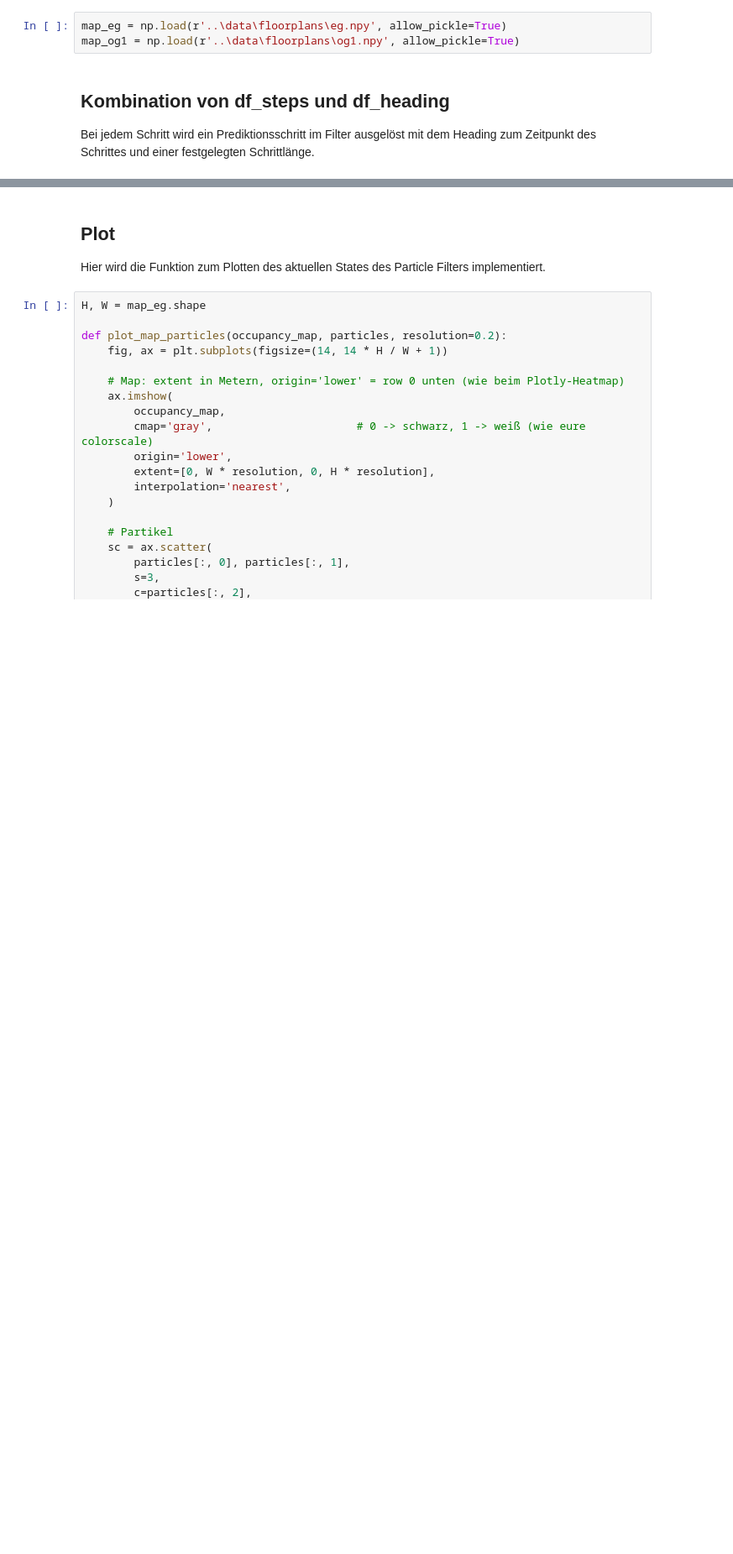
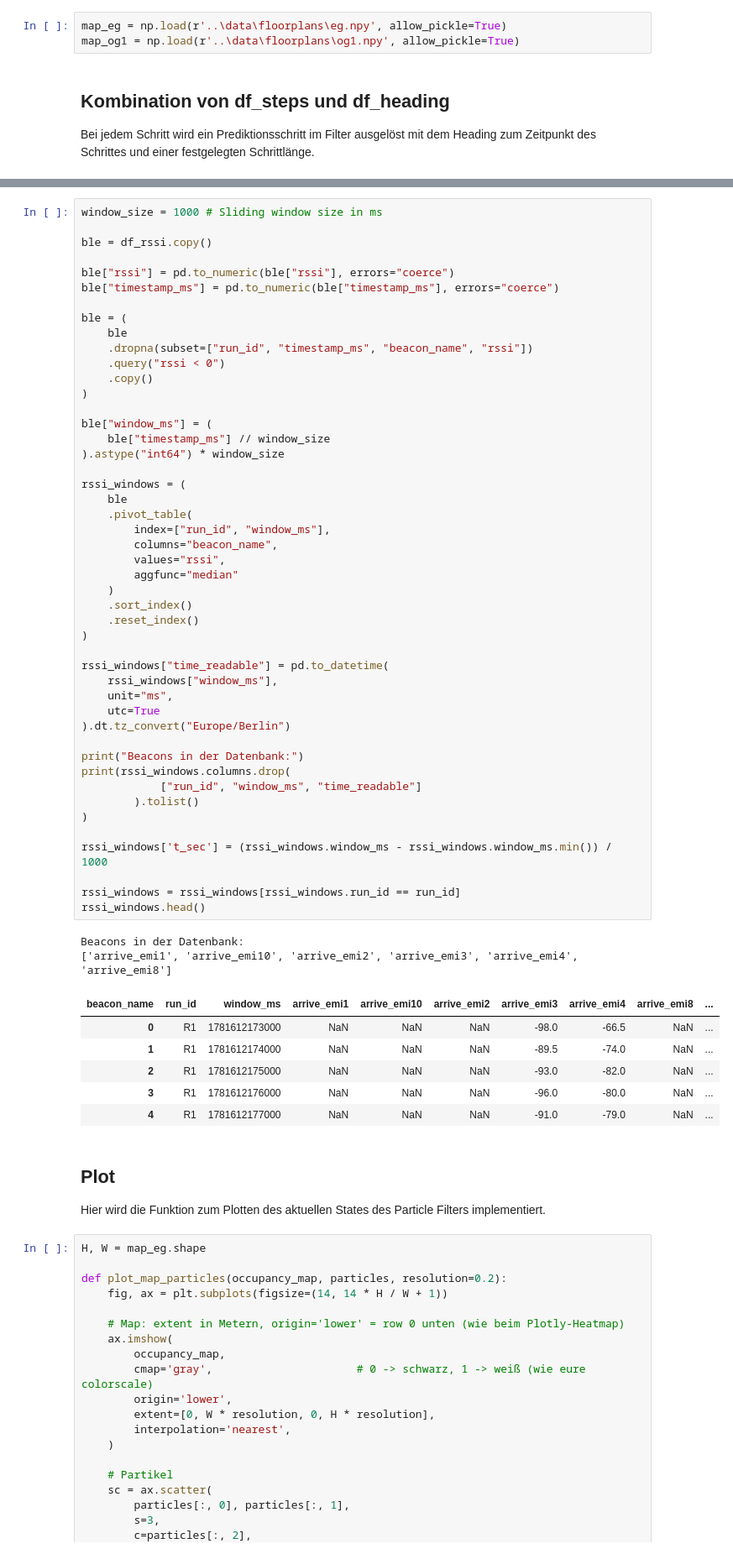
Before and after one commit to M4ngo404/embedded_intelligence, a Jupyter notebook: notebooks/260718_particle-filter.ipynb, the cells around one changed output, grey strips where cells are left out. Shown at 84% size. Cells and saved outputs as stored; diff of their text form; blank space fills up the shorter version.

```diff
--- a/notebooks/260718_particle-filter.ipynb
+++ b/notebooks/260718_particle-filter.ipynb
@@ -70,3 +91,59 @@ df_steps.head(5)
+# %%
+window_size = 1000 # Sliding window size in ms
+
+ble = df_rssi.copy()
+
+ble["rssi"] = pd.to_numeric(ble["rssi"], errors="coerce")
+ble["timestamp_ms"] = pd.to_numeric(ble["timestamp_ms"], errors="coerce")
+
+ble = (
+    ble
+    .dropna(subset=["run_id", "timestamp_ms", "beacon_name", "rssi"])
+    .query("rssi < 0")
+    .copy()
+)
+
+ble["window_ms"] = (
+    ble["timestamp_ms"] // window_size
+).astype("int64") * window_size
+
+rssi_windows = (
+    ble
+    .pivot_table(
+        index=["run_id", "window_ms"],
+        columns="beacon_name",
+        values="rssi",
+        aggfunc="median"
+    )
+    .sort_index()
+    .reset_index()
+)
+
+rssi_windows["time_readable"] = pd.to_datetime(
+    rssi_windows["window_ms"],
+    unit="ms",
+    utc=True
+).dt.tz_convert("Europe/Berlin")
+
+print("Beacons in der Datenbank:")
+print(rssi_windows.columns.drop(
+            ["run_id", "window_ms", "time_readable"]
+        ).tolist()
+)
+
+rssi_windows['t_sec'] = (rssi_windows.window_ms - rssi_windows.window_ms.min()) / 1000
+
+rssi_windows = rssi_windows[rssi_windows.run_id == run_id]
+rssi_windows.head()
+# %% [output]
+Beacons in der Datenbank:
+['arrive_emi1', 'arrive_emi10', 'arrive_emi2', 'arrive_emi3', 'arrive_emi4', 'arrive_emi8']
+| beacon_name | run_id | window_ms | arrive_emi1 | arrive_emi10 | arrive_emi2 | arrive_emi3 | arrive_emi4 | arrive_emi8 | ... |
+| 0 | R1 | 1781612173000 | NaN | NaN | NaN | -98.0 | -66.5 | NaN | ... |
+| 1 | R1 | 1781612174000 | NaN | NaN | NaN | -89.5 | -74.0 | NaN | ... |
+| 2 | R1 | 1781612175000 | NaN | NaN | NaN | -93.0 | -82.0 | NaN | ... |
+| 3 | R1 | 1781612176000 | NaN | NaN | NaN | -96.0 | -80.0 | NaN | ... |
+| 4 | R1 | 1781612177000 | NaN | NaN | NaN | -91.0 | -79.0 | NaN | ... |
 # %% [markdown]
 ## Plot
 Hier wird die Funktion zum Plotten des aktuellen States des Particle Filters implementiert.
```
Also changed, not shown: parts of 8 cells of this notebook, 1 other file.
